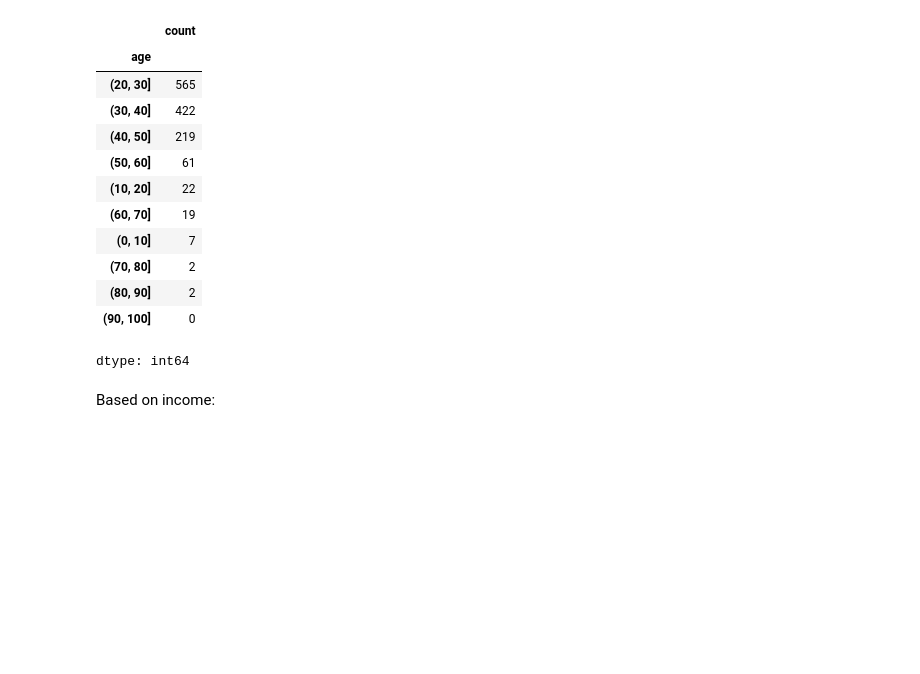
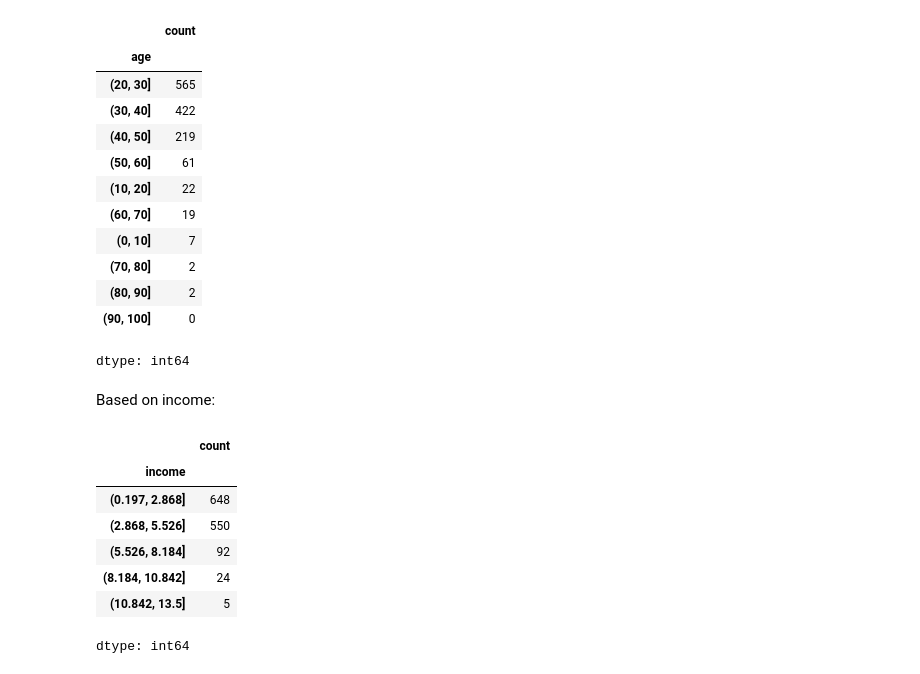
Before and after one commit to mukund-n/EDA---DA---21BDS0001, a Jupyter notebook: EDA_21BDS0001.ipynb, the cells around one changed output. Drawn from its saved outputs; the diff is of its cells as text; code cells hidden in the pictures; blank space fills up the shorter version.

```diff
--- a/EDA_21BDS0001.ipynb
+++ b/EDA_21BDS0001.ipynb
@@ -161,4 +161,14 @@ dtype: int64
 # %% [markdown]
 Based on income:
 # %%
-income_bins = pd.cut(BDS0001['income'], bins=10)
+income_bins = pd.cut(BDS0001['income'], bins=5)
+income_bins.value_counts()
+# %% [output]
+|  | count |
+| income |  |
+| (0.197, 2.868] | 648 |
+| (2.868, 5.526] | 550 |
+| (5.526, 8.184] | 92 |
+| (8.184, 10.842] | 24 |
+| (10.842, 13.5] | 5 |
+dtype: int64
```
Also changed, not shown: parts of 2 cells of this notebook.
